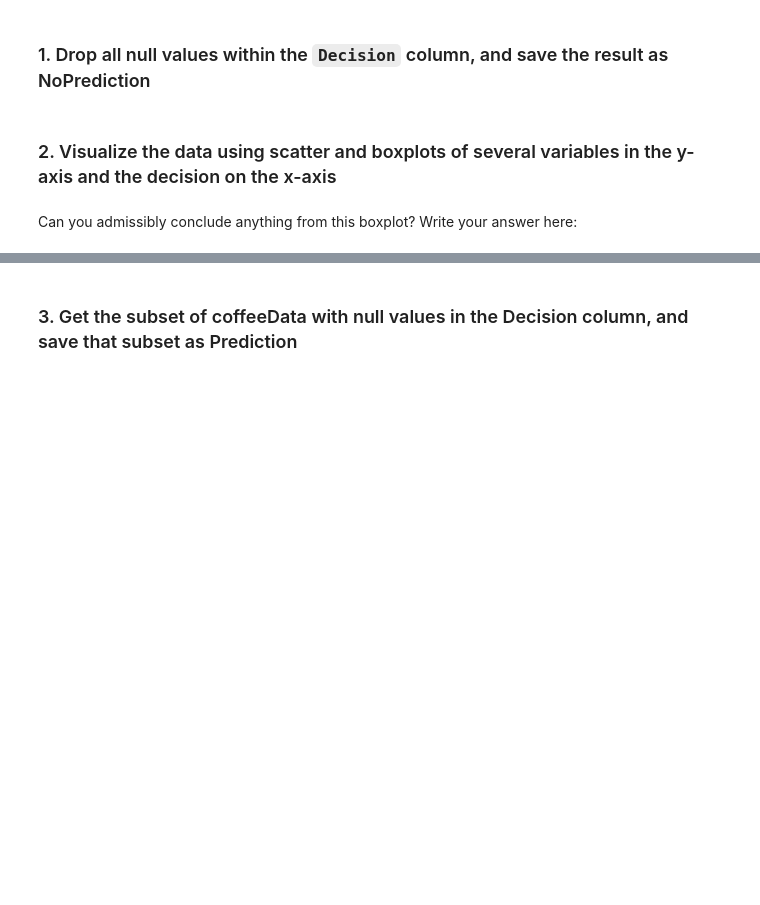
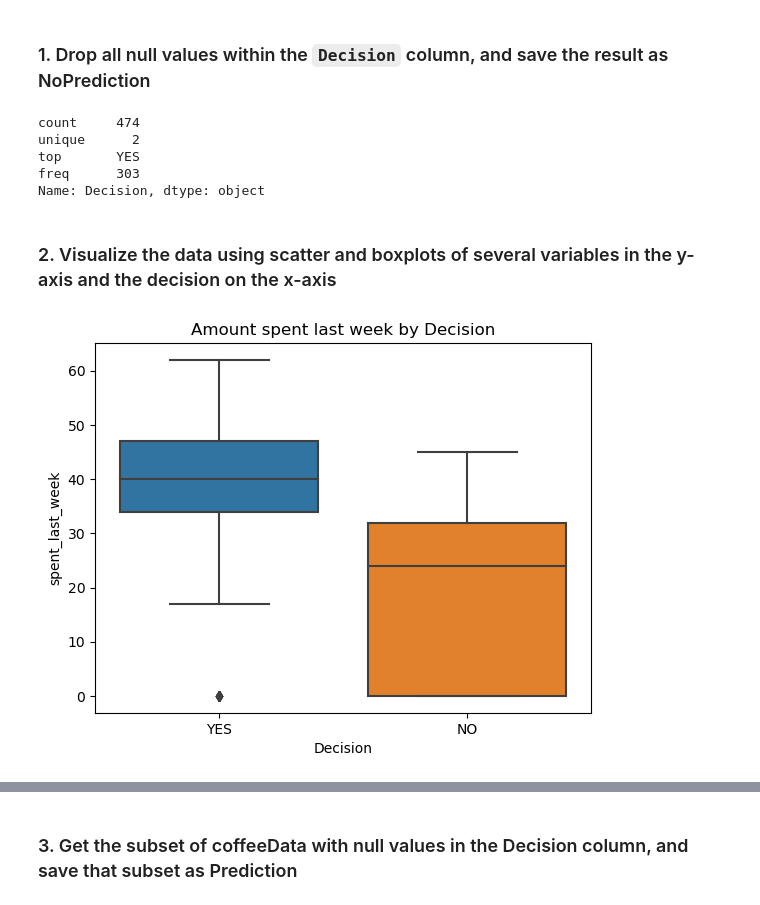
Before and after one commit to MsEM11/Decision-Tree-Case-Study, a Jupyter notebook: Springboard Decision Tree Specialty Coffee Case Study - Tier 3.ipynb, the cells around one changed output, grey strips where cells are left out. Saved outputs shown, nothing was run; the diff lists cells and outputs as text; code cells hidden in the pictures; blank space fills up the shorter version.

```diff
--- a/Springboard Decision Tree Specialty Coffee Case Study - Tier 3.ipynb
+++ b/Springboard Decision Tree Specialty Coffee Case Study - Tier 3.ipynb
@@ -233,14 +233,20 @@ To execute the train/test split properly, we need to do five things:
 # NoPrediction will contain all known values for the decision
 # Call dropna() on coffeeData, and store the result in a variable NOPrediction
 # Call describe() on the Decision column of NoPrediction after calling dropna() on coffeeData
-_ _ _
-_ _ _
+NOPrediction = coffeeData.dropna()
+NOPrediction.Decision.describe()
+# %% [output]
+count     474
+unique      2
+top       YES
+freq      303
+Name: Decision, dtype: object
 # %% [markdown]
 ### 2. Visualize the data using scatter and boxplots of several variables in the y-axis and the decision on the x-axis
 # %%
 # Exploring our new NOPrediction dataset
 # Make a boxplot on NOPrediction where the x axis is Decision, and the y axis is spent_last_week
-_ _ _
-_ _ _
+sns.boxplot(NOPrediction,x='Decision',y='spent_last_week')
+_ = plt.title('Amount spent last week by Decision')
+# %% [output]
+[figure, added]
-# %% [markdown]
-Can you admissibly conclude anything from this boxplot? Write your answer here:
```
Also changed, not shown: parts of 9 cells of this notebook.
